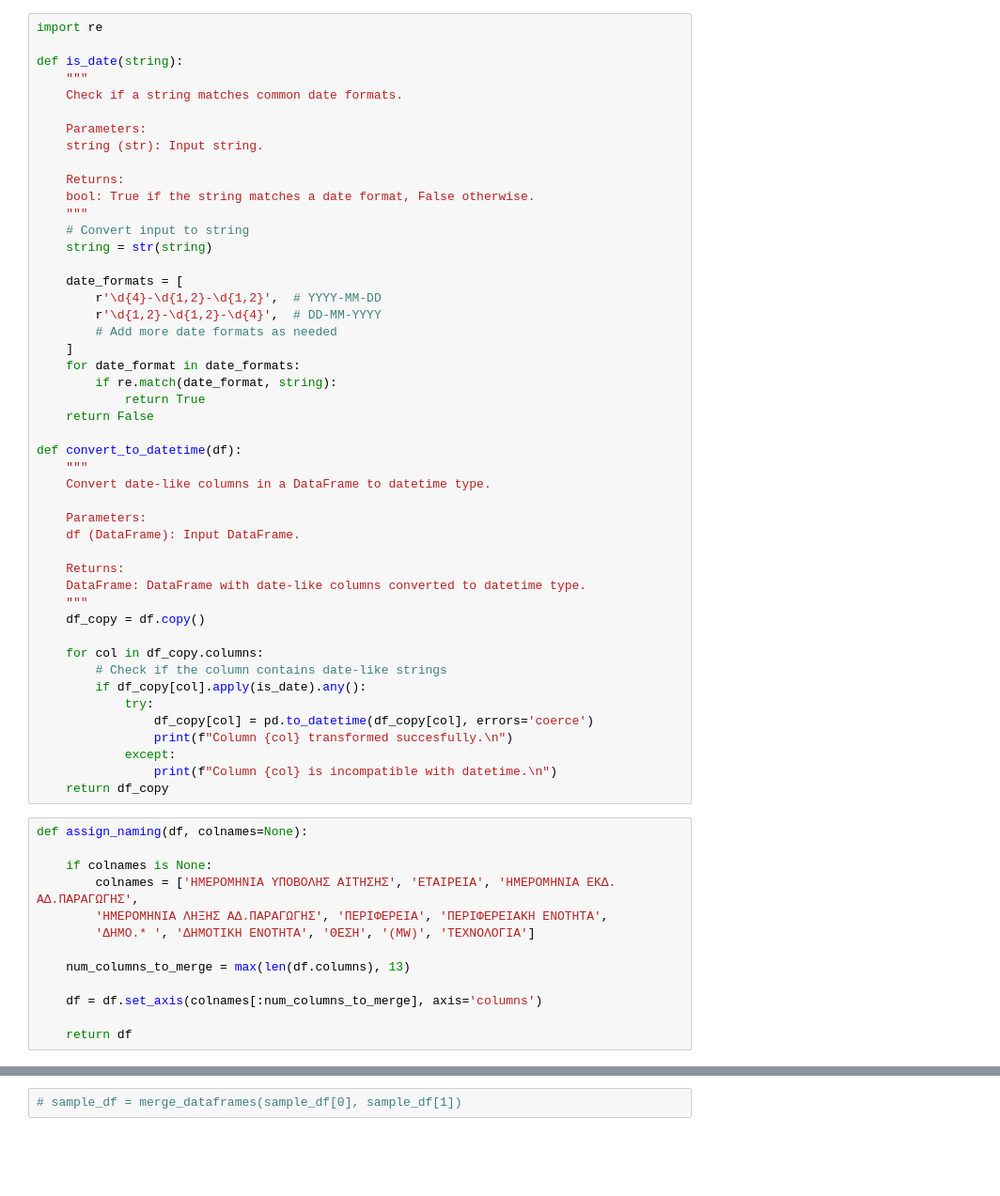
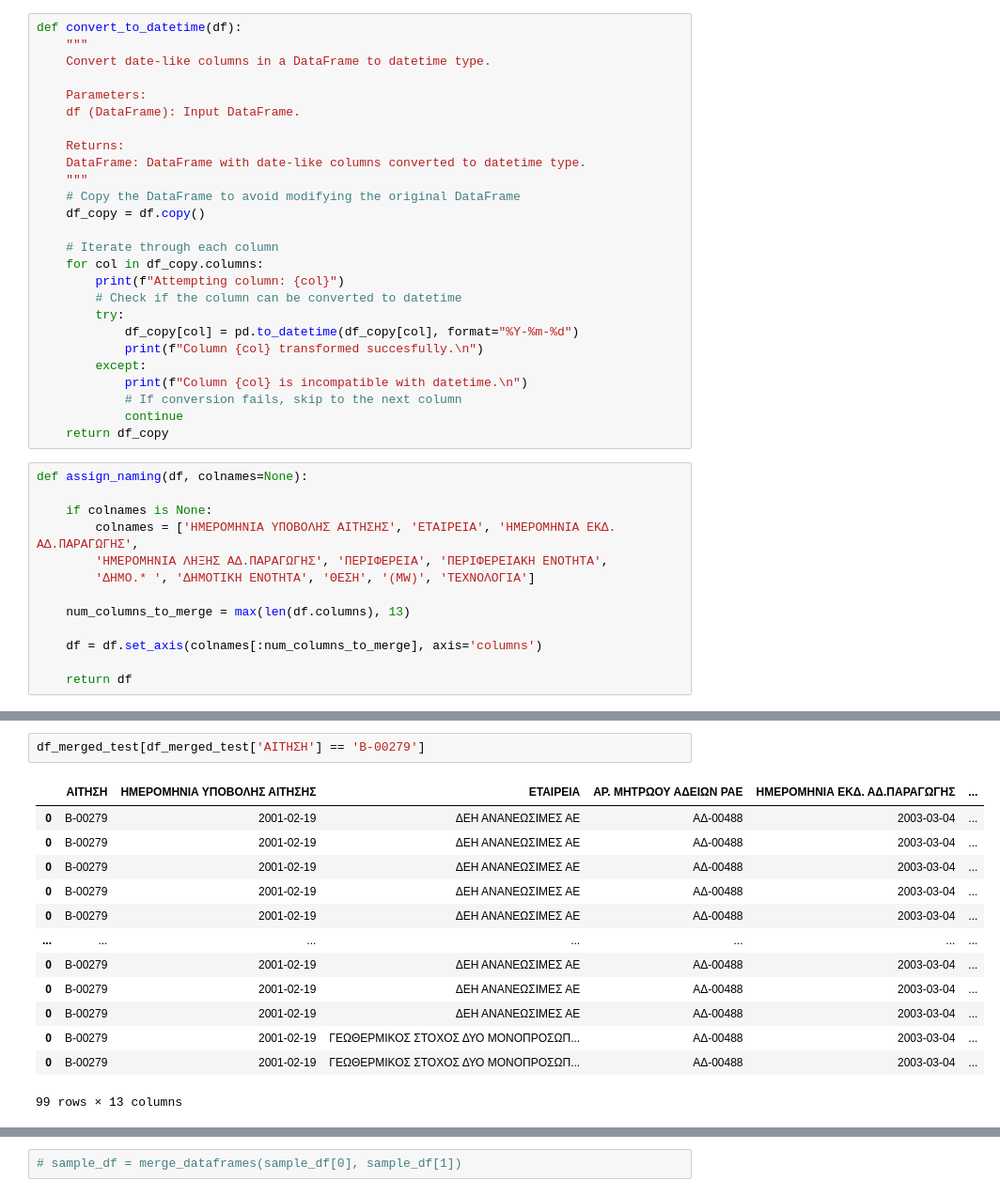
Before and after one commit to Mamxlam/RAE_Forecasting, a Jupyter notebook: src/notebooks/RAE_Forecasting_v1.ipynb, the cells around one changed output, grey strips where cells are left out. Shown at 94% size. Saved outputs shown, nothing was run; the diff lists cells and outputs as text; blank space fills up the shorter version.

```diff
--- a/src/notebooks/RAE_Forecasting_v1.ipynb
+++ b/src/notebooks/RAE_Forecasting_v1.ipynb
@@ -116,29 +116,4 @@ merged_df
 # %%
-import re
-
-def is_date(string):
-    """
-    Check if a string matches common date formats.
-
-    Parameters:
-    string (str): Input string.
-
-    Returns:
-    bool: True if the string matches a date format, False otherwise.
-    """
-    # Convert input to string
-    string = str(string)
-
-    date_formats = [
-        r'\d{4}-\d{1,2}-\d{1,2}',  # YYYY-MM-DD
-        r'\d{1,2}-\d{1,2}-\d{4}',  # DD-MM-YYYY
-        # Add more date formats as needed
-    ]
-    for date_format in date_formats:
-        if re.match(date_format, string):
-            return True
-    return False
-
 def convert_to_datetime(df):
     """
     Convert date-like columns in a DataFrame to datetime type.
@@ -149,16 +124,20 @@ def convert_to_datetime(df):
     Returns:
     DataFrame: DataFrame with date-like columns converted to datetime type.
     """
+    # Copy the DataFrame to avoid modifying the original DataFrame
     df_copy = df.copy()
 
+    # Iterate through each column
     for col in df_copy.columns:
-        # Check if the column contains date-like strings
-        if df_copy[col].apply(is_date).any():
-            try:
-                df_copy[col] = pd.to_datetime(df_copy[col], errors='coerce')
-                print(f"Column {col} transformed succesfully.\n")
-            except:
-                print(f"Column {col} is incompatible with datetime.\n")
+        print(f"Attempting column: {col}")
+        # Check if the column can be converted to datetime
+        try:
+            df_copy[col] = pd.to_datetime(df_copy[col], format="%Y-%m-%d")
+            print(f"Column {col} transformed succesfully.\n")
+        except:
+            print(f"Column {col} is incompatible with datetime.\n")
+            # If conversion fails, skip to the next column
+            continue
     return df_copy
 # %%
 def assign_naming(df, colnames=None):
@@ -256,0 +201,16 @@ df_merged_test
+# %%
+df_merged_test[df_merged_test['ΑΙΤΗΣΗ'] == 'B-00279']
+# %% [output]
+|  | ΑΙΤΗΣΗ | ΗΜΕΡΟΜΗΝΙΑ ΥΠΟΒΟΛΗΣ ΑΙΤΗΣΗΣ | ΕΤΑΙΡΕΙΑ | ΑΡ. ΜΗΤΡΩΟΥ ΑΔΕΙΩΝ ΡΑΕ | ΗΜΕΡΟΜΗΝΙΑ ΕΚΔ. ΑΔ.ΠΑΡΑΓΩΓΗΣ | ... |
+| 0 | B-00279 | 2001-02-19 | ΔΕΗ ΑΝΑΝΕΩΣΙΜΕΣ ΑΕ | ΑΔ-00488 | 2003-03-04 | ... |
+| 0 | B-00279 | 2001-02-19 | ΔΕΗ ΑΝΑΝΕΩΣΙΜΕΣ ΑΕ | ΑΔ-00488 | 2003-03-04 | ... |
+| 0 | B-00279 | 2001-02-19 | ΔΕΗ ΑΝΑΝΕΩΣΙΜΕΣ ΑΕ | ΑΔ-00488 | 2003-03-04 | ... |
+| 0 | B-00279 | 2001-02-19 | ΔΕΗ ΑΝΑΝΕΩΣΙΜΕΣ ΑΕ | ΑΔ-00488 | 2003-03-04 | ... |
+| 0 | B-00279 | 2001-02-19 | ΔΕΗ ΑΝΑΝΕΩΣΙΜΕΣ ΑΕ | ΑΔ-00488 | 2003-03-04 | ... |
+| ... | ... | ... | ... | ... | ... | ... |
+| 0 | B-00279 | 2001-02-19 | ΔΕΗ ΑΝΑΝΕΩΣΙΜΕΣ ΑΕ | ΑΔ-00488 | 2003-03-04 | ... |
+| 0 | B-00279 | 2001-02-19 | ΔΕΗ ΑΝΑΝΕΩΣΙΜΕΣ ΑΕ | ΑΔ-00488 | 2003-03-04 | ... |
+| 0 | B-00279 | 2001-02-19 | ΔΕΗ ΑΝΑΝΕΩΣΙΜΕΣ ΑΕ | ΑΔ-00488 | 2003-03-04 | ... |
+| 0 | B-00279 | 2001-02-19 | ΓΕΩΘΕΡΜΙΚΟΣ ΣΤΟΧΟΣ ΔΥΟ ΜΟΝΟΠΡΟΣΩΠ... | ΑΔ-00488 | 2003-03-04 | ... |
+| 0 | B-00279 | 2001-02-19 | ΓΕΩΘΕΡΜΙΚΟΣ ΣΤΟΧΟΣ ΔΥΟ ΜΟΝΟΠΡΟΣΩΠ... | ΑΔ-00488 | 2003-03-04 | ... |
+99 rows × 13 columns
```
Also changed, not shown: parts of 12 cells of this notebook.
